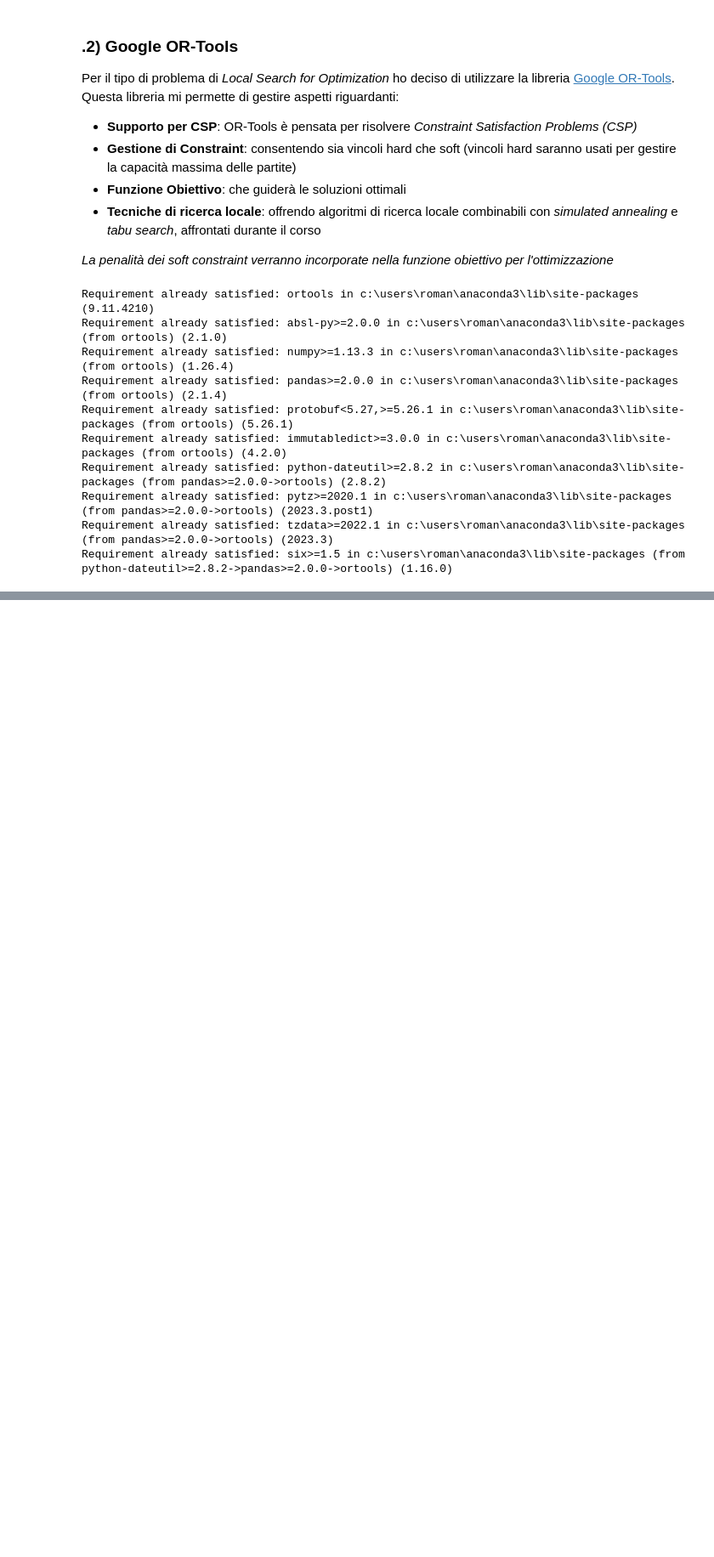
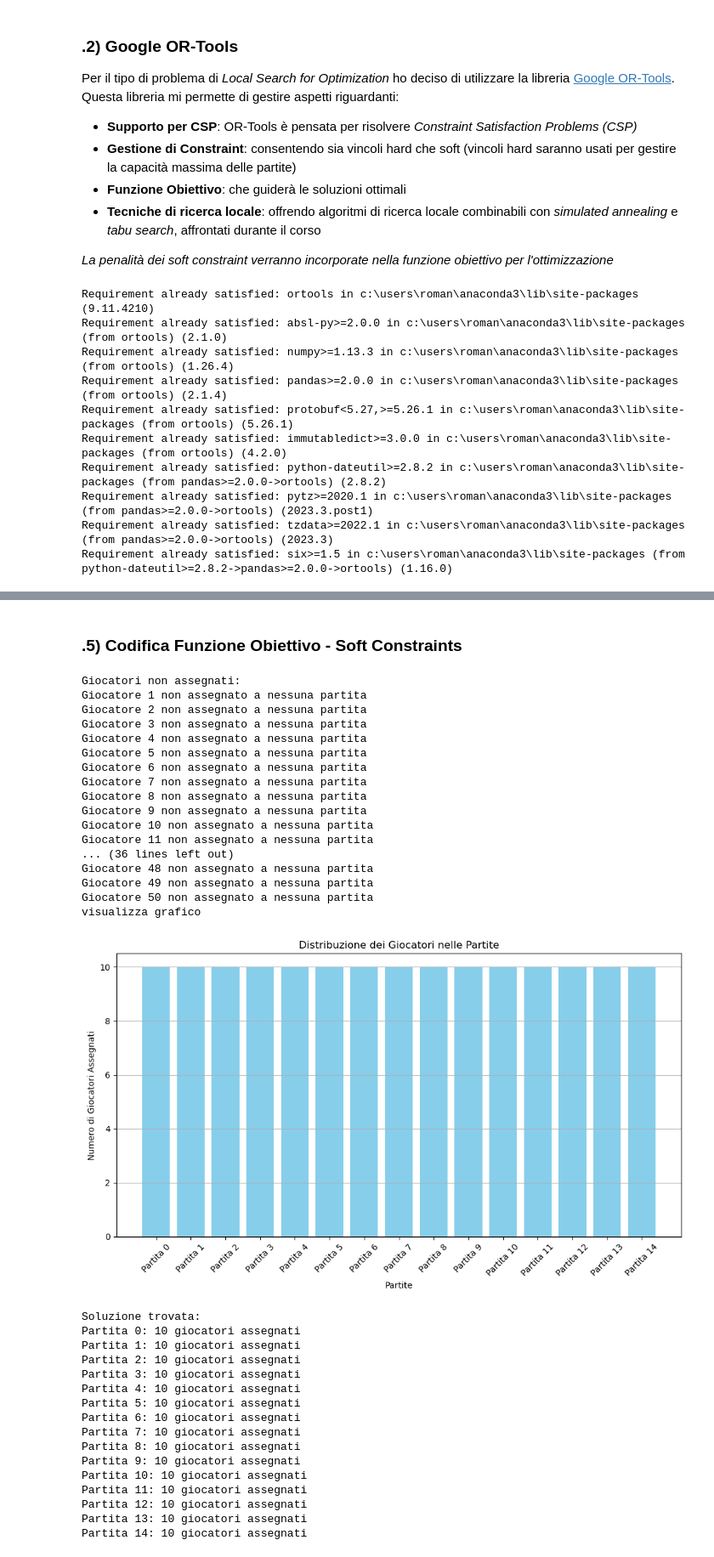
Before and after one commit to RayCatcherS/KnowledgeEngineeringProject, a Jupyter notebook: NotebookSource.ipynb, the cells around one changed output, grey strips where cells are left out. Shown: that part at 85% size. Cells and saved outputs as stored; diff of their text form; code cells hidden in the pictures; blank space fills up the shorter version.

```diff
--- a/NotebookSource.ipynb
+++ b/NotebookSource.ipynb
@@ -347,0 +379,6 @@ A questo punto posso costruire un vincolo di sommatoria condizionale sulle varia
+# %%
+# si definisce un vincolo per ogni giocatore p
+for p in range(availablePlayers):
+    model.Add(
+        sum(players[p][m] for m in range(instancesAvailableMatches)) <= 1
+    )
@@ -348,18 +392,12 @@ A questo punto posso costruire un vincolo di sommatoria condizionale sulle varia
+# %%
+# vincolo: il numero di giocatori per partita non deve superare la capacità massima
+for m in range(instancesAvailableMatches):
+    model.Add(
+        sum(players[p][m] for p in range(availablePlayers)) <= playerCapacityMatches
+    )
+# %% [markdown]
+### .5) Codifica Funzione Obiettivo - Soft Constraints
 # %%
-# variabili booleane che indicano se un giocatore p è assegnato a una partita m
-playerInMatch = [
-    [model.NewBoolVar(f'player_{p}_in_match_{m}') for m in range(instancesAvailableMatches)]
-    for p in range(availablePlayers)
-]
-
-# vincolo: ogni giocatore deve essere assegnato a massimo una partita
-for p in range(availablePlayers):
-    model.Add(sum(playerInMatch[p][m] for m in range(instancesAvailableMatches)) <= 1)
-
-# vincolo: il numero di giocatori per partita non deve superare la capacità massima
-for m in range(instancesAvailableMatches):
-    model.Add(sum(playerInMatch[p][m] for p in range(availablePlayers)) <= playerCapacityMatches)
-
 # variabili ausiliarie per contare il numero di giocatori assegnati a ciascuna partita
 playersInMatch = [
     model.NewIntVar(0, availablePlayers, f'players_in_match_{m}')
@@ -368,10 +406,11 @@ playersInMatch = [
 
 # collegare le variabili booleane alle variabili ausiliarie per il conteggio dei giocatori
 for m in range(instancesAvailableMatches):
-    model.Add(playersInMatch[m] == sum(playerInMatch[p][m] for p in range(availablePlayers)))
+    model.Add(playersInMatch[m] == sum(players[p][m] for p in range(availablePlayers)))
 
 # minimizzare la penalità di riempimento incompleto (posti vuoti)
-penalita_riempimento_terms = [playerCapacityMatches - playersInMatch[m] for m in range(instancesAvailableMatches)]
+penalita_riempimento_terms = [playerCapacityMatches
+                              - playersInMatch[m] for m in range(instancesAvailableMatches)]
 
 # minimizzare la penalità totale
 model.Minimize(sum(penalita_riempimento_terms))
@@ -393,7 +432,7 @@ if status == cp_model.OPTIMAL or status == cp_model.FEASIBLE:
     for p in range(availablePlayers):
         assigned = False
         for m in range(instancesAvailableMatches):
-            if solver.Value(playerInMatch[p][m]) == 1:
+            if solver.Value(players[p][m]) == 1:
                 assigned_players.append(p)
                 assignments[m].append(p)
                 assigned = True
@@ -403,30 +442,65 @@ if status == cp_model.OPTIMAL or status == cp_model.FEASIBLE:
             print(f'Giocatore {p} non assegnato a nessuna partita')
 
     # visualizzazione grafica dei giocatori assegnati e non assegnati
     print('visualizza grafico')
     fig, ax = plt.subplots(figsize=(10, 6))
     bars = []
     labels = []
 
     for m in range(instancesAvailableMatches):
         bars.append(solver.Value(playersInMatch[m]))
         labels.append(f'Partita {m}')
 
     x = np.arange(len(labels))
     ax.bar(x, bars, color='skyblue')
     ax.set_xlabel('Partite')
     ax.set_ylabel('Numero di Giocatori Assegnati')
     ax.set_title('Distribuzione dei Giocatori nelle Partite')
     ax.set_xticks(x)
     ax.set_xticklabels(labels, rotation=45)
     ax.grid(axis='y')
 
     plt.tight_layout()
     plt.savefig('distribuzione_giocatori.png')  # salva il grafico come immagine
     plt.show()
 
     print('Soluzione trovata:')
     for m in range(instancesAvailableMatches):
         print(f'Partita {m}: {solver.Value(playersInMatch[m])} giocatori assegnati')
 else:
     print('Nessuna soluzione ottimale trovata')
+# %% [output]
+Giocatori non assegnati:
+Giocatore 1 non assegnato a nessuna partita
+Giocatore 2 non assegnato a nessuna partita
+Giocatore 3 non assegnato a nessuna partita
+Giocatore 4 non assegnato a nessuna partita
+Giocatore 5 non assegnato a nessuna partita
+Giocatore 6 non assegnato a nessuna partita
+Giocatore 7 non assegnato a nessuna partita
+Giocatore 8 non assegnato a nessuna partita
+Giocatore 9 non assegnato a nessuna partita
+Giocatore 10 non assegnato a nessuna partita
+Giocatore 11 non assegnato a nessuna partita
+... (36 lines left out)
+Giocatore 48 non assegnato a nessuna partita
+Giocatore 49 non assegnato a nessuna partita
+Giocatore 50 non assegnato a nessuna partita
+visualizza grafico
+[figure, added]
+Soluzione trovata:
+Partita 0: 10 giocatori assegnati
+Partita 1: 10 giocatori assegnati
+Partita 2: 10 giocatori assegnati
+Partita 3: 10 giocatori assegnati
+Partita 4: 10 giocatori assegnati
+Partita 5: 10 giocatori assegnati
+Partita 6: 10 giocatori assegnati
+Partita 7: 10 giocatori assegnati
+Partita 8: 10 giocatori assegnati
+Partita 9: 10 giocatori assegnati
+Partita 10: 10 giocatori assegnati
+Partita 11: 10 giocatori assegnati
+Partita 12: 10 giocatori assegnati
+Partita 13: 10 giocatori assegnati
+Partita 14: 10 giocatori assegnati
```
Also changed, not shown: parts of 8 cells of this notebook, 2 other files.
